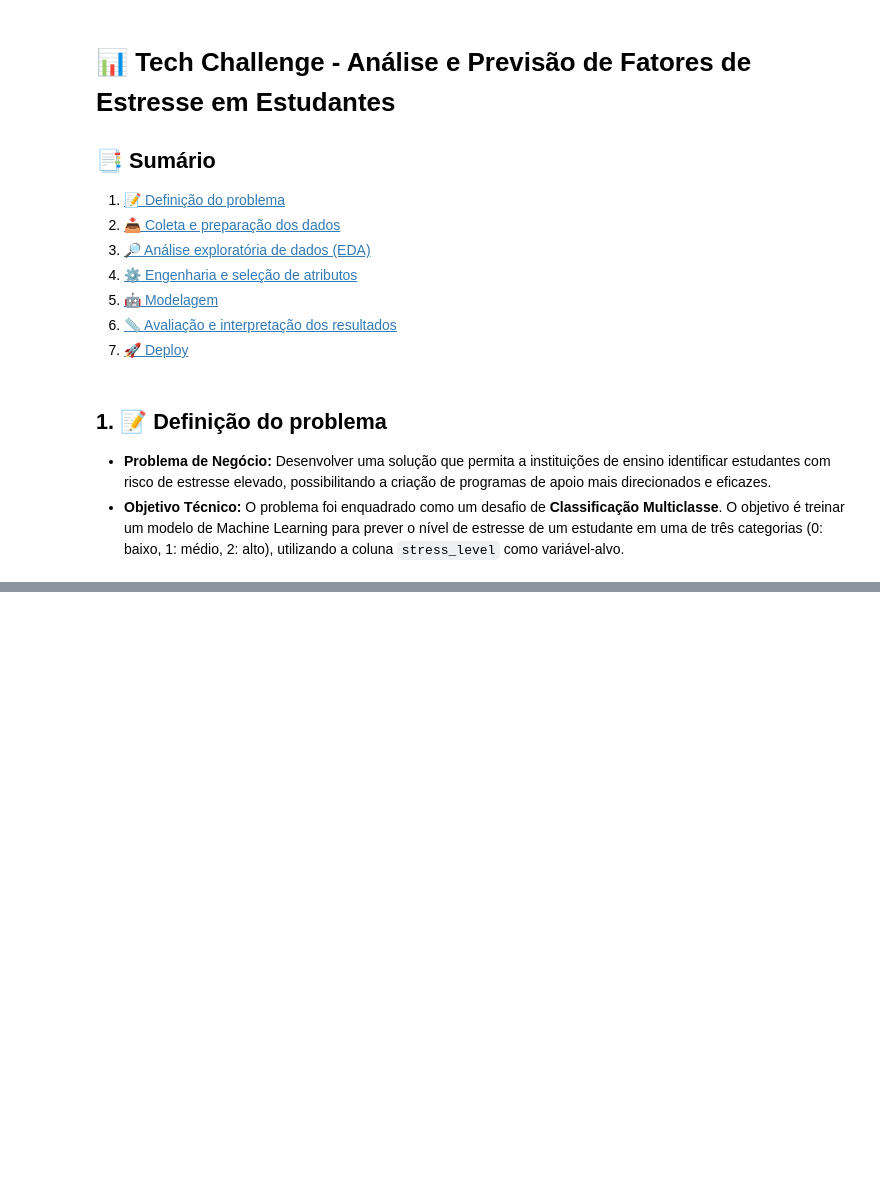
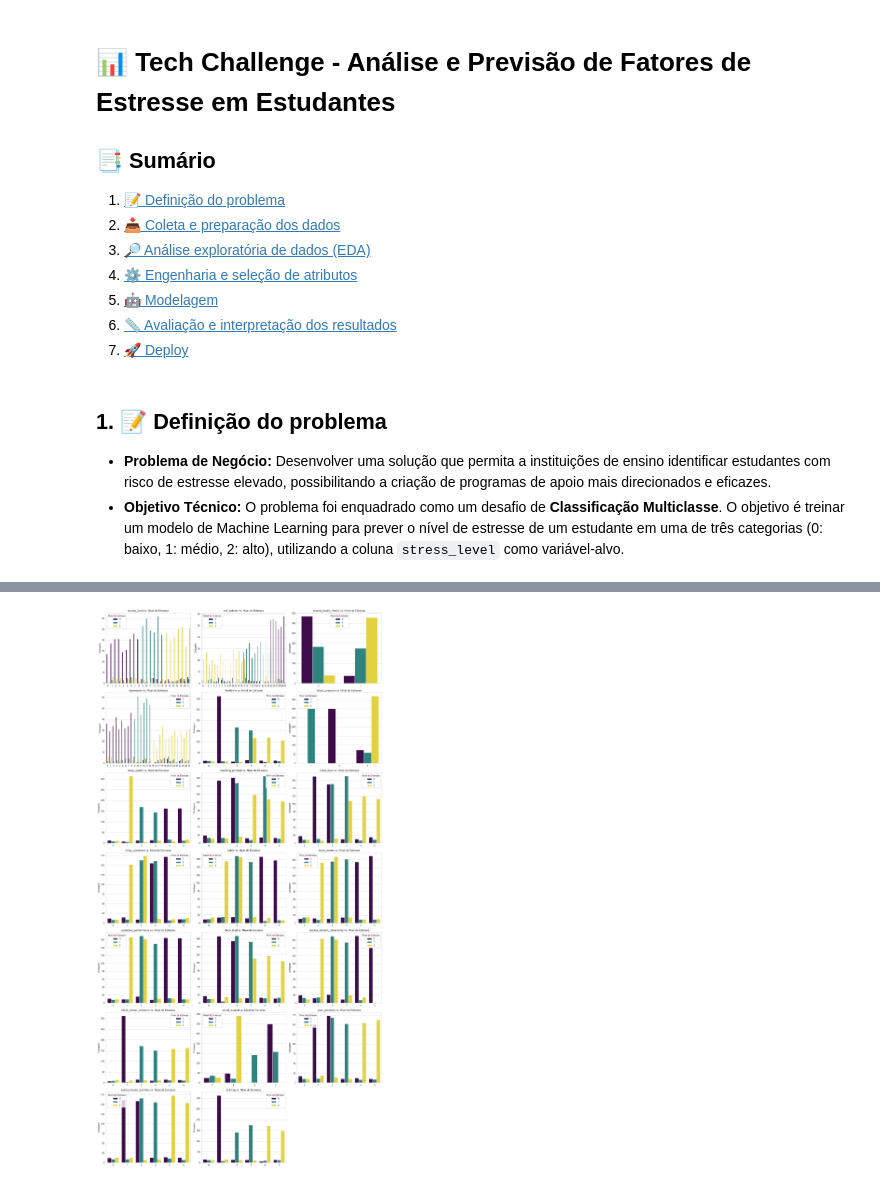
Before and after one commit to fernando-lfs/fiap-tech-challenge-fase3, a Jupyter notebook: notebooks/01-analise-exploratoria.ipynb, the cells around one changed output, grey strips where cells are left out. Drawn from its saved outputs; the diff is of its cells as text; code cells hidden in the pictures; blank space fills up the shorter version.

```diff
--- a/notebooks/01-analise-exploratoria.ipynb
+++ b/notebooks/01-analise-exploratoria.ipynb
@@ -152,0 +300,20 @@ for feature in features:
+# %%
+# Novamente, vamos iterar sobre as features
+fig, axes = plt.subplots(n_rows, n_cols, figsize=(18, n_rows * 5))
+axes = axes.flatten()
+
+for i, feature in enumerate(features):
+    # Usamos o parâmetro 'hue' para segmentar por 'stress_level'
+    sns.countplot(x=feature, data=df, hue="stress_level", ax=axes[i], palette="viridis")
+    axes[i].set_title(f"{feature} vs. Nível de Estresse", fontsize=12)
+    axes[i].set_xlabel("")
+    axes[i].set_ylabel("Contagem")
+    axes[i].legend(title="Nível de Estresse")
+
+for j in range(i + 1, len(axes)):
+    axes[j].axis("off")
+
+plt.tight_layout()
+plt.show()
+# %% [output]
+[figure, added]
```
Also changed, not shown: parts of 24 cells of this notebook.
